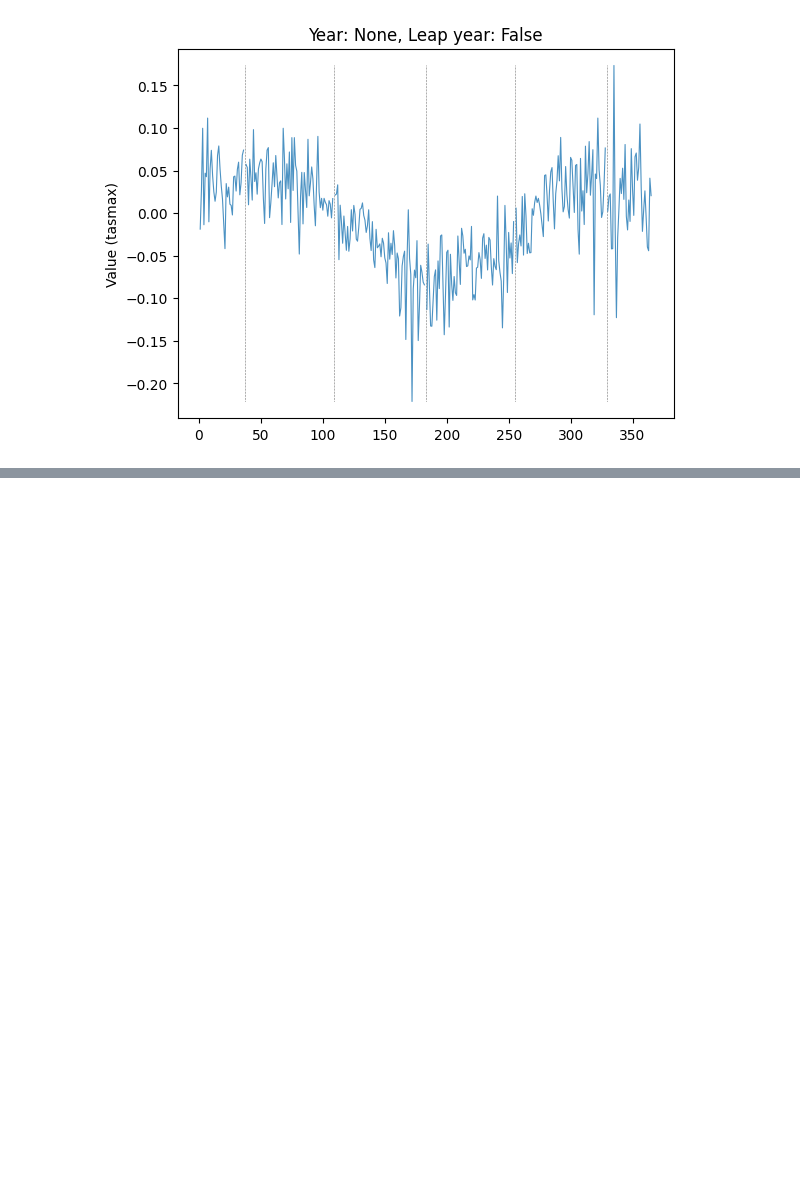
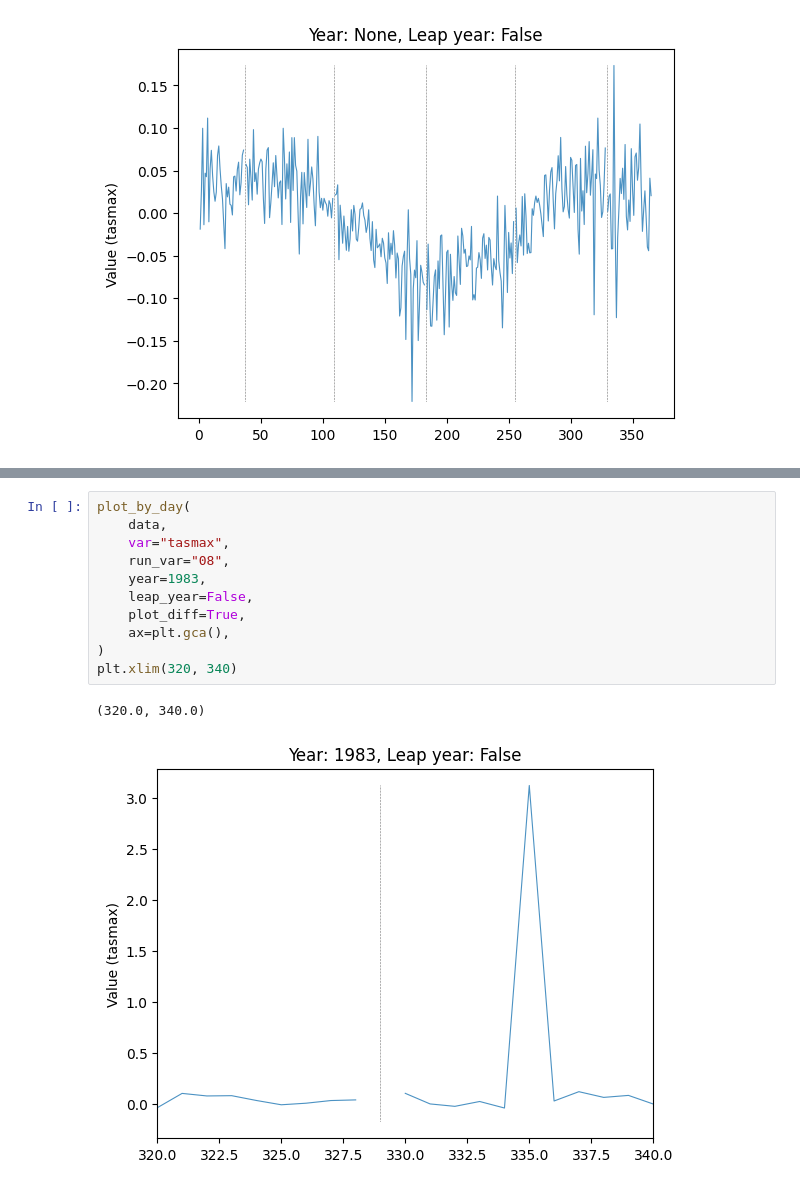
Before and after one commit to alan-turing-institute/clim-recal, a Jupyter notebook: docs/cpm_projection_diff_plots.ipynb, the cells around one changed output, grey strips where cells are left out. Saved outputs shown, nothing was run; the diff lists cells and outputs as text; blank space fills up the shorter version.

```diff
--- a/docs/cpm_projection_diff_plots.ipynb
+++ b/docs/cpm_projection_diff_plots.ipynb
@@ -209,0 +221,14 @@ Plot diff: True; year: 1984; leap_year: True
+# %%
+plot_by_day(
+    data,
+    var="tasmax",
+    run_var="08",
+    year=1983,
+    leap_year=False,
+    plot_diff=True,
+    ax=plt.gca(),
+)
+plt.xlim(320, 340)
+# %% [output]
+(320.0, 340.0)
+[figure, added]
```
Also changed, not shown: parts of 4 cells of this notebook.
